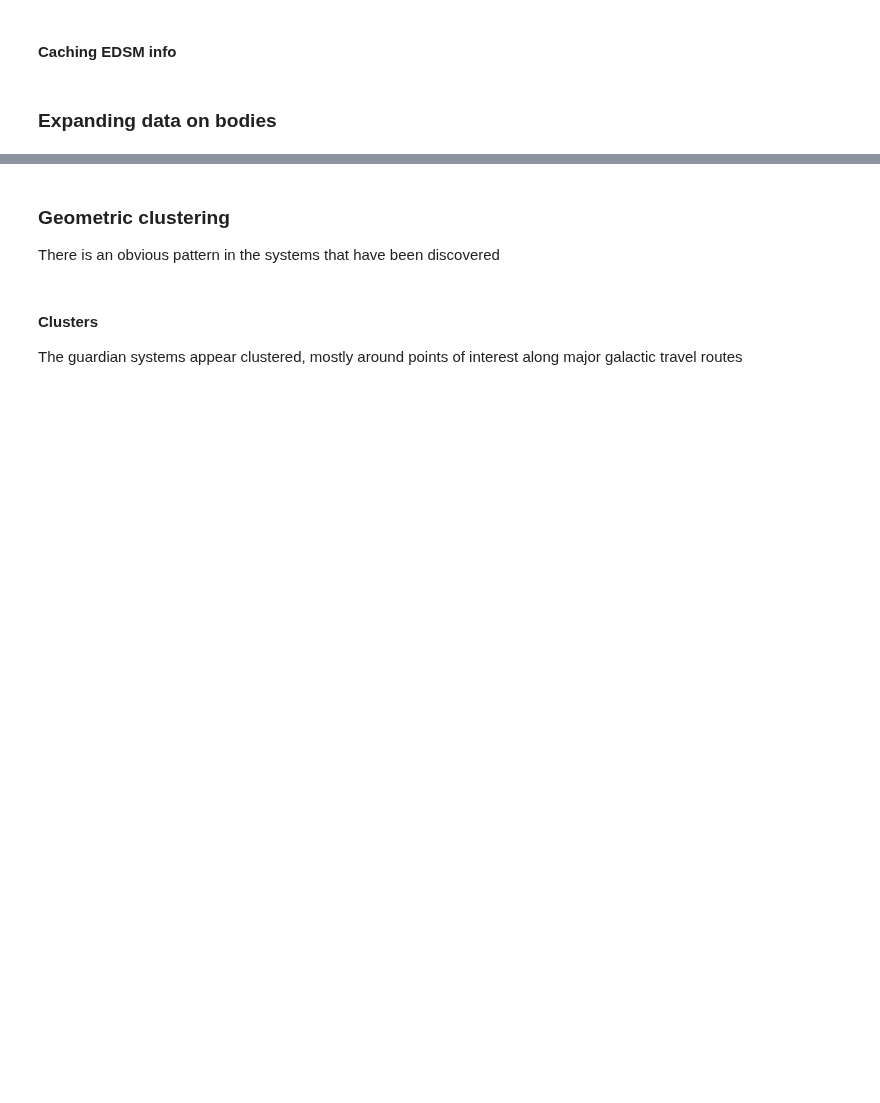
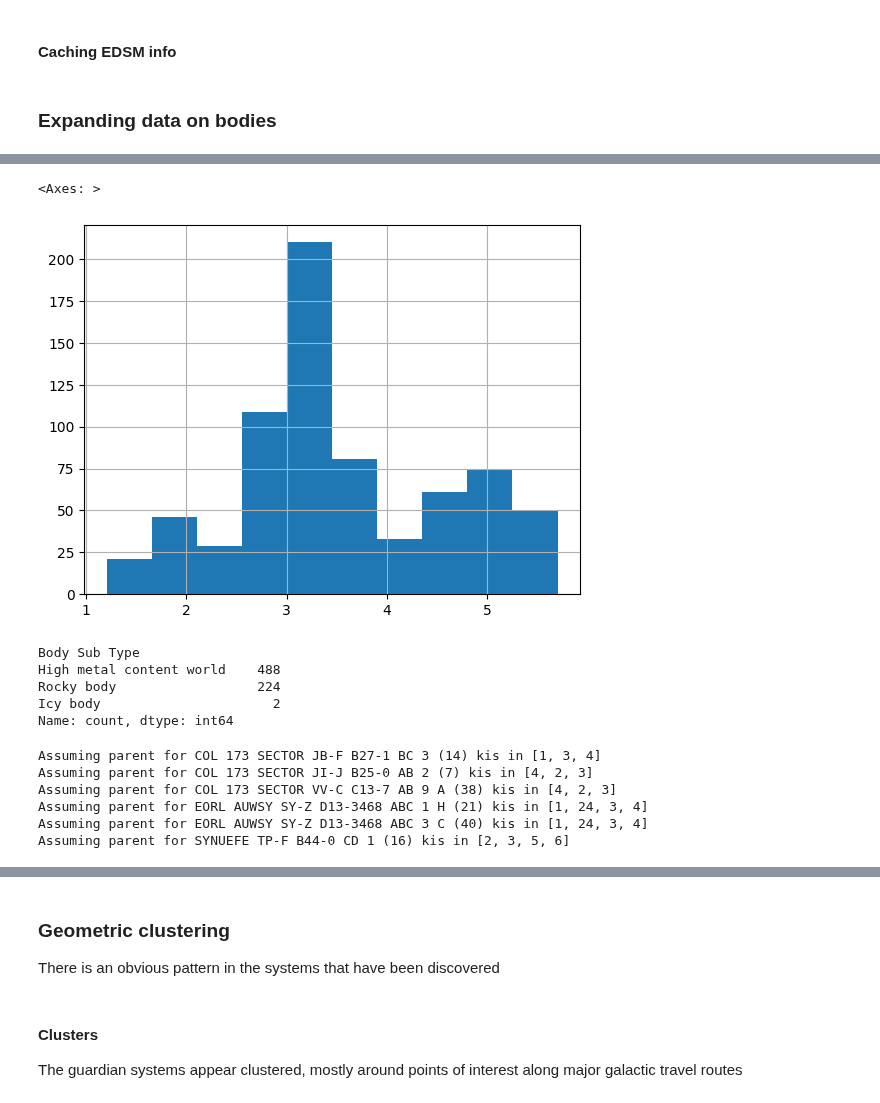
Before and after one commit to fenke/EDCompanion, a Jupyter notebook: ED-Data.ipynb, the cells around one changed output, grey strips where cells are left out. Cells and saved outputs as stored; diff of their text form; code cells hidden in the pictures; blank space fills up the shorter version.

```diff
--- a/ED-Data.ipynb
+++ b/ED-Data.ipynb
@@ -908,5 +959,21 @@ df_soi.head(5)
+# %%
+df_soi['DATlog'] = np.log10(df_soi['Distance To Arrival'].astype(float))
+# %%
+df_soi['DATlog'].hist()
+# %% [output]
+<Axes: >
+[figure, added]
+# %%
+df_soi['Body Sub Type'].value_counts()
+# %% [output]
+Body Sub Type
+High metal content world    488
+Rocky body                  224
+Icy body                      2
+Name: count, dtype: int64
 # %%
 body_info = {}
+systems_brief ={}
 
 for row in df_soi.reset_index().iterrows():
     data_row = row[1]
@@ -916,7 +983,7 @@ for row in df_soi.reset_index().iterrows():
     if body_name not in body_info:
 
         star_bodies = {
-            v['bodyId']:len(v['parents'])
+            v['bodyId']:len(v['parents']) if v['parents'] is not None else 0
             for v in system['bodies']
             if v['type']=='Star'
         }
@@ -942,5 +1009,19 @@ for row in df_soi.reset_index().iterrows():
 
         body['parent_star_id'] = parent_stars[0]
 
+        systems_brief[system_name] = dict(
+            bodycount = system['bodyCount'],
+            starcount = len(stars),
+            mainstar = [v.get('subType','-')[0]  for v in system['bodies'] if v.get('isMainStar')  ],
+            stars = '/'.join([v.get('subType','-')[0] for v in system['bodies'] if v['type']=='Star']),
+
+        )
 
 #prettyprint([v['parent_star_id'] for k,v in body_info.items()])
+# %% [output]
+Assuming parent for COL 173 SECTOR JB-F B27-1 BC 3 (14) kis in [1, 3, 4]
+Assuming parent for COL 173 SECTOR JI-J B25-0 AB 2 (7) kis in [4, 2, 3]
+Assuming parent for COL 173 SECTOR VV-C C13-7 AB 9 A (38) kis in [4, 2, 3]
+Assuming parent for EORL AUWSY SY-Z D13-3468 ABC 1 H (21) kis in [1, 24, 3, 4]
+Assuming parent for EORL AUWSY SY-Z D13-3468 ABC 3 C (40) kis in [1, 24, 3, 4]
+Assuming parent for SYNUEFE TP-F B44-0 CD 1 (16) kis in [2, 3, 5, 6]
```
Also changed, not shown: parts of 34 cells of this notebook, 1 other file.
